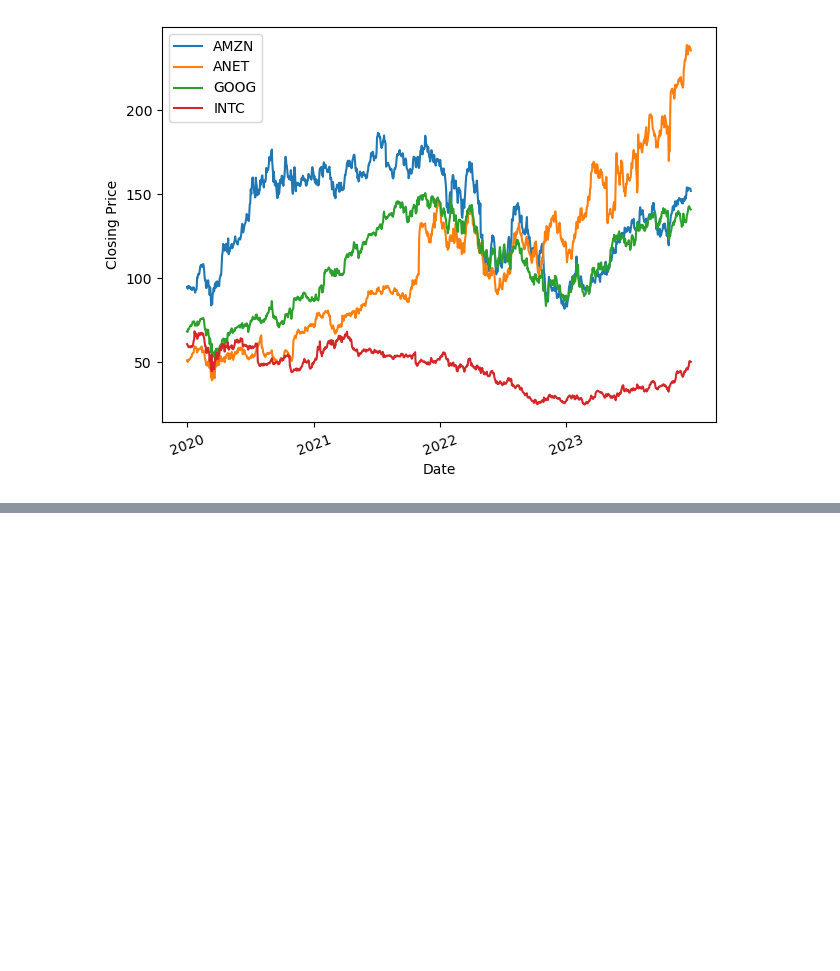
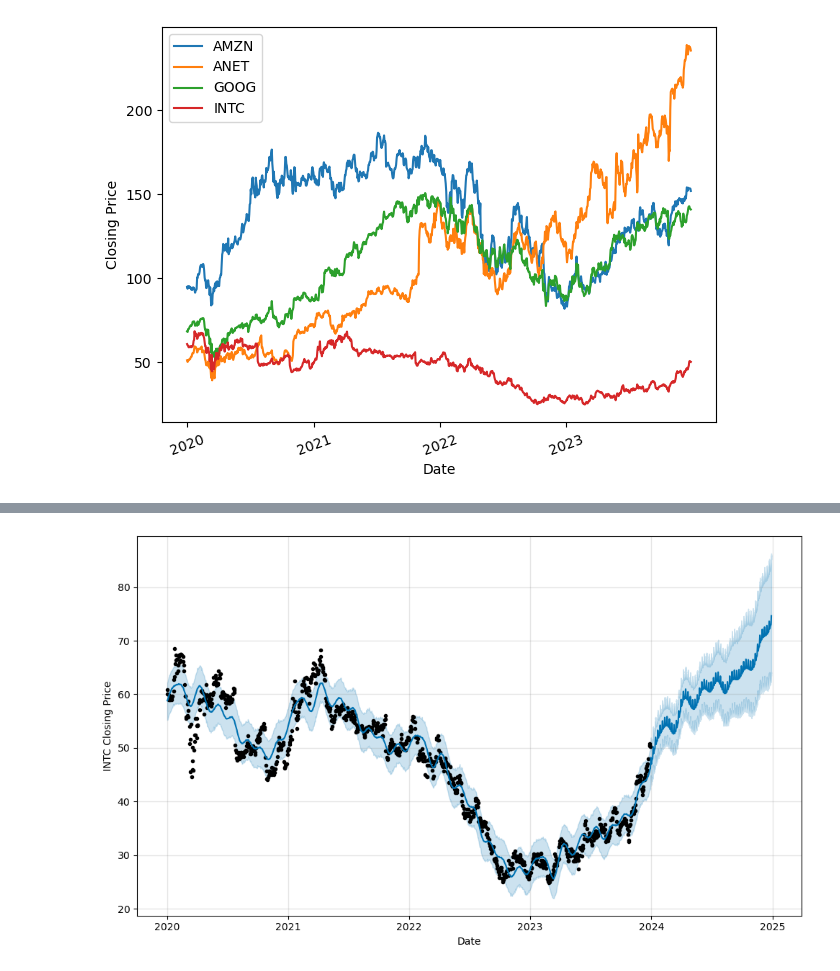
Before and after one commit to skiluvia/project1-varos-kiluvia-conley-melton, a Jupyter notebook: Project_1.ipynb, the cells around one changed output, grey strips where cells are left out. Drawn from its saved outputs; the diff is of its cells as text; code cells hidden in the pictures; blank space fills up the shorter version.

```diff
--- a/Project_1.ipynb
+++ b/Project_1.ipynb
@@ -97,0 +176,16 @@ plt.show()
+# %%
+prophet_df_INTC = intc_data[['Date','INTC']]
+prophet_df_INTC = prophet_df_INTC.rename(columns={'Date': 'ds', 'INTC': 'y'})
+prophet_df_INTC = prophet_df_INTC.dropna()
+prophet_df_INTC
+
+prophetModel_INTC = Prophet()
+
+prophetModel_INTC.fit(prophet_df_INTC)
+
+future_trends_df = prophetModel_INTC.make_future_dataframe(periods=8760, freq='H')
+
+forecast_trends_df = prophetModel_INTC.predict(future_trends_df)
+
+predictions_df_INTC = prophetModel_INTC.plot(forecast_trends_df, xlabel='Date', ylabel='INTC Closing Price')
+# %% [output]
@@ -97,0 +194 @@ plt.show()
+[figure, added]
```
Also changed, not shown: parts of 13 cells of this notebook.
